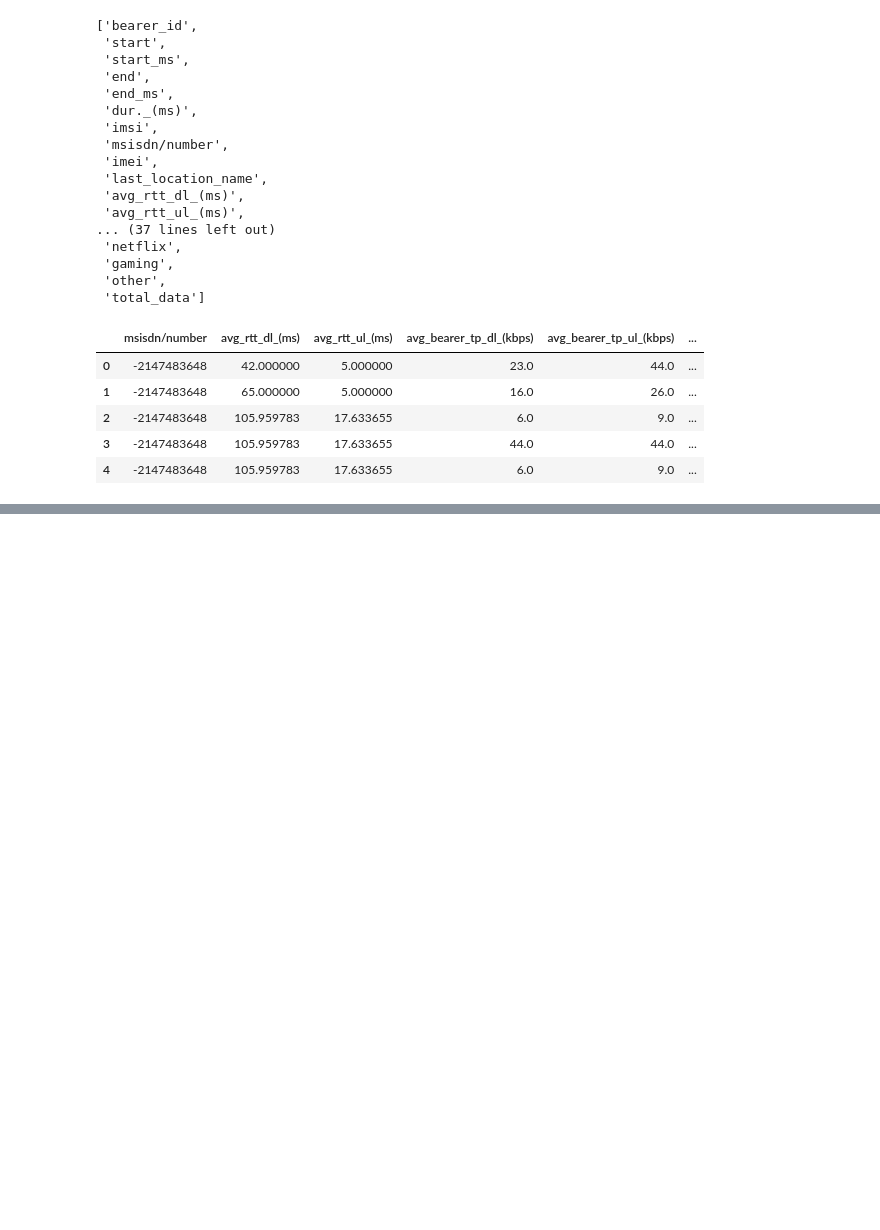
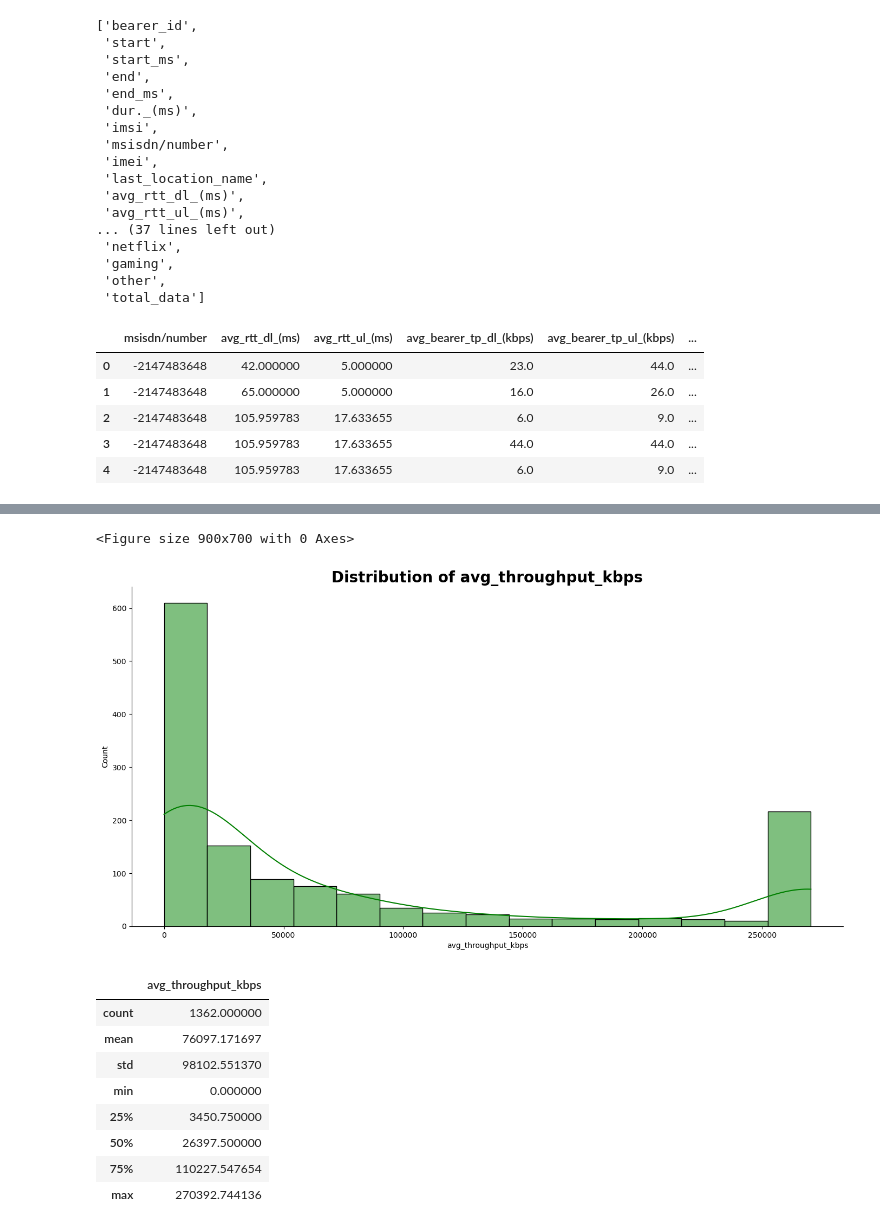
Before and after one commit to Desmondonam/Tellco_Analysis, a Jupyter notebook: Notebooks/Experience Analysis.ipynb, the cells around one changed output, grey strips where cells are left out. Cells and saved outputs as stored; diff of their text form; code cells hidden in the pictures; blank space fills up the shorter version.

```diff
--- a/Notebooks/Experience Analysis.ipynb
+++ b/Notebooks/Experience Analysis.ipynb
@@ -149,0 +300,17 @@ cleaned_experience_df = handle_outliers(experience_df, 'avg_bearer_tp_ul_(kbps)'
+# %%
+cleaned_handset_agg =  handle_outliers(handset_agg, 'avg_throughput_kbps')
+
+plots.plot_hist(cleaned_handset_agg, 'avg_throughput_kbps', 'green')
+cleaned_handset_agg.describe()
+# %% [output]
+<Figure size 900x700 with 0 Axes>
+[figure, added]
+|  | avg_throughput_kbps |
+| count | 1362.000000 |
+| mean | 76097.171697 |
+| std | 98102.551370 |
+| min | 0.000000 |
+| 25% | 3450.750000 |
+| 50% | 26397.500000 |
+| 75% | 110227.547654 |
+| max | 270392.744136 |
```
Also changed, not shown: parts of 36 cells of this notebook, 2 other files.
